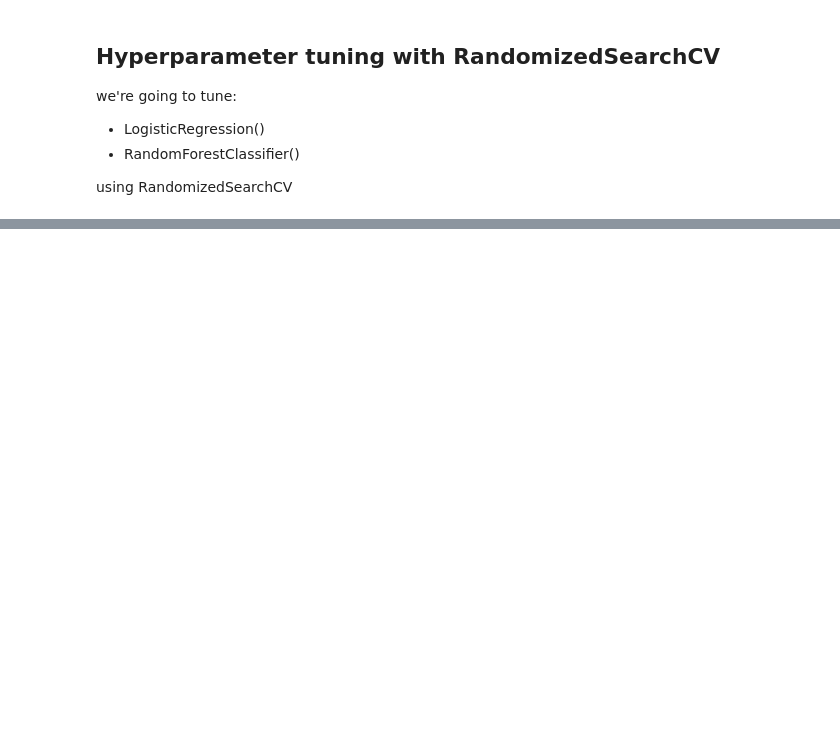
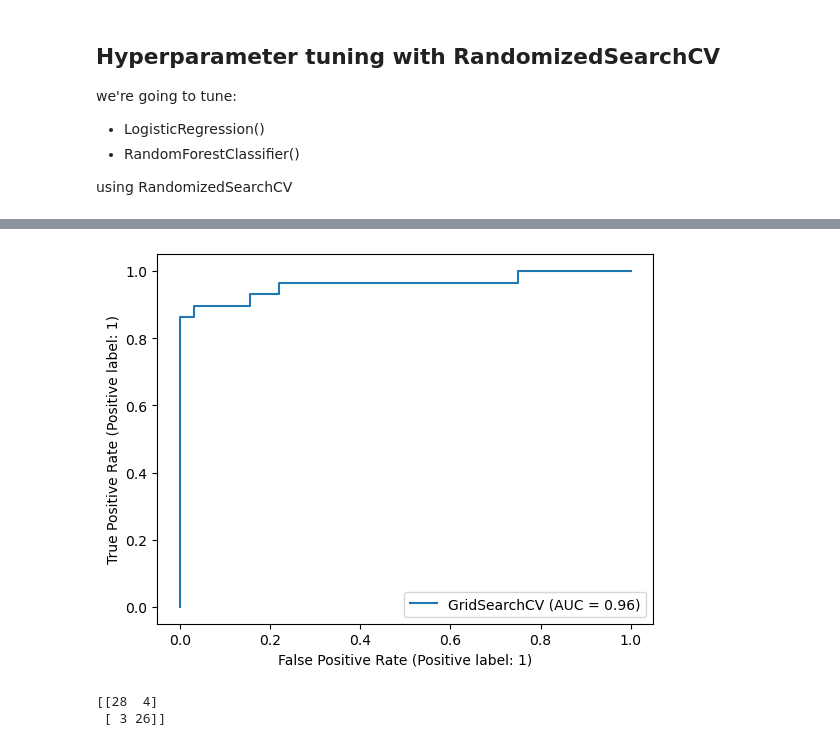
Before and after one commit to AKASH02003/Machine_learning, a Jupyter notebook: heart-disease-project/End-to-end-heart-disease-classification.ipynb, the cells around one changed output, grey strips where cells are left out. Saved outputs shown, nothing was run; the diff lists cells and outputs as text; code cells hidden in the pictures; blank space fills up the shorter version.

Commit message:
Evaluating model-2

```diff
--- a/heart-disease-project/End-to-end-heart-disease-classification.ipynb
+++ b/heart-disease-project/End-to-end-heart-disease-classification.ipynb
@@ -672,0 +709,14 @@ rf_grid = {"n_estimators": np.arange(10,1000,50),
+# %%
+# setup random seed
+
+np.random.seed(42)
+
+# setup random hyperparameter search for RandomForestClassifier
+rs_rf = RandomizedSearchCV(RandomForestClassifier(),
+                          param_distributions=rf_grid,
+                          verbose=True,
+                          cv=5,
+                          n_iter=20)
+
+# Fit the random hyperparameter model for RandomForestClassifier
+rs_rf.fit(x_test,y_test)
@@ -672,0 +748,13 @@ rf_grid = {"n_estimators": np.arange(10,1000,50),
+# %%
+# Different hyperparameters for our LogisticRegression model
+log_reg_grid = {"C":np.logspace(-4,4,30),
+               "solver":["liblinear"]}
+
+# Setup grid hyperparameter for LogLogisticRegression()
+gs_log_reg = GridSearchCV(LogisticRegression(),
+                         cv=5,
+                         verbose=True,
+                         param_grid=log_reg_grid)
+
+# Fit grid hyperparameter search model
+gs_log_reg.fit(x_test,y_test)
@@ -672,0 +820,11 @@ rf_grid = {"n_estimators": np.arange(10,1000,50),
+# %%
+# plot ROC curve and calculate AUC metric
+RocCurveDisplay.from_estimator(gs_log_reg,x_test,y_test);
+# %% [output]
+[figure, added]
+# %%
+# confusion matrix
+print(confusion_matrix(y_test,y_preds))
+# %% [output]
+[[28  4]
+ [ 3 26]]
```
Also changed, not shown: parts of 26 cells of this notebook.
